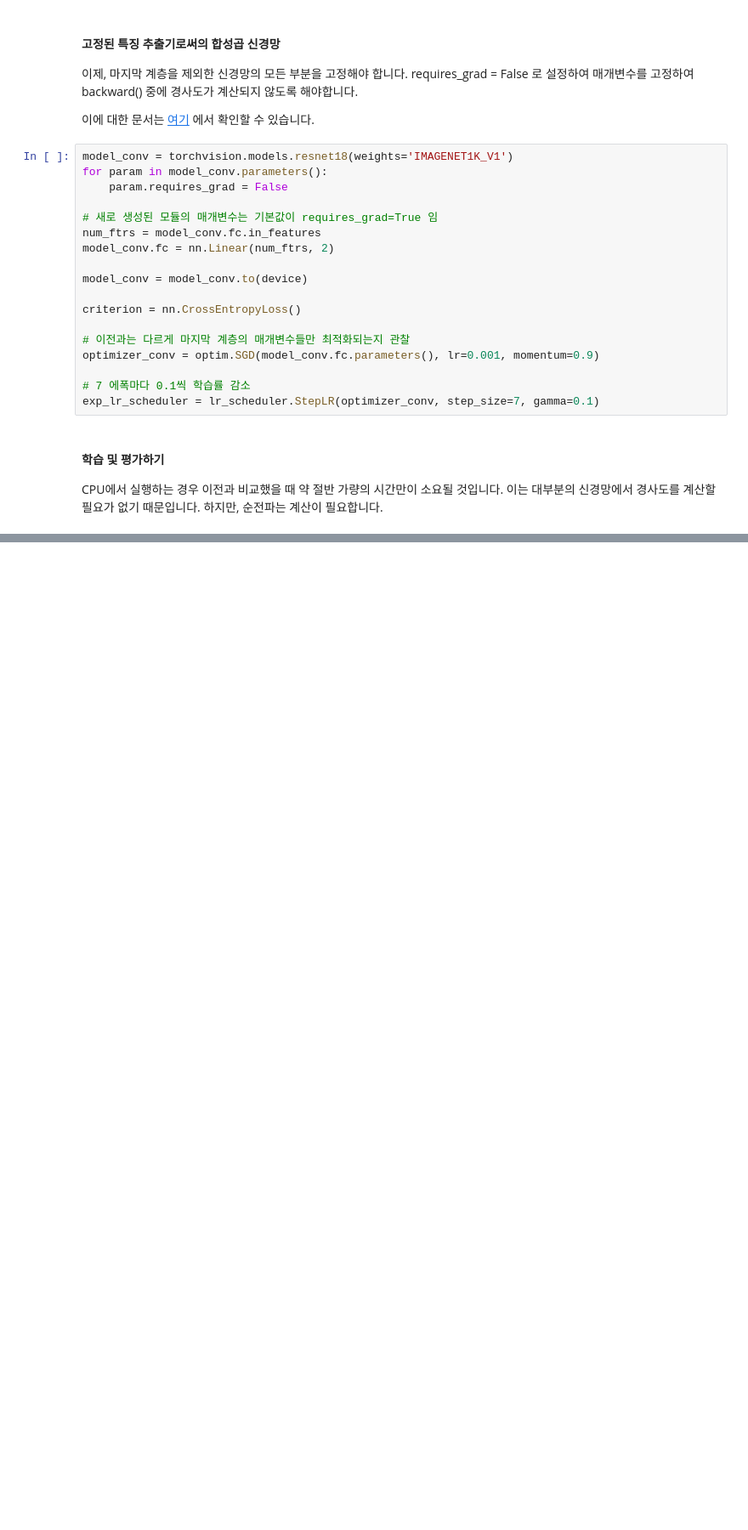
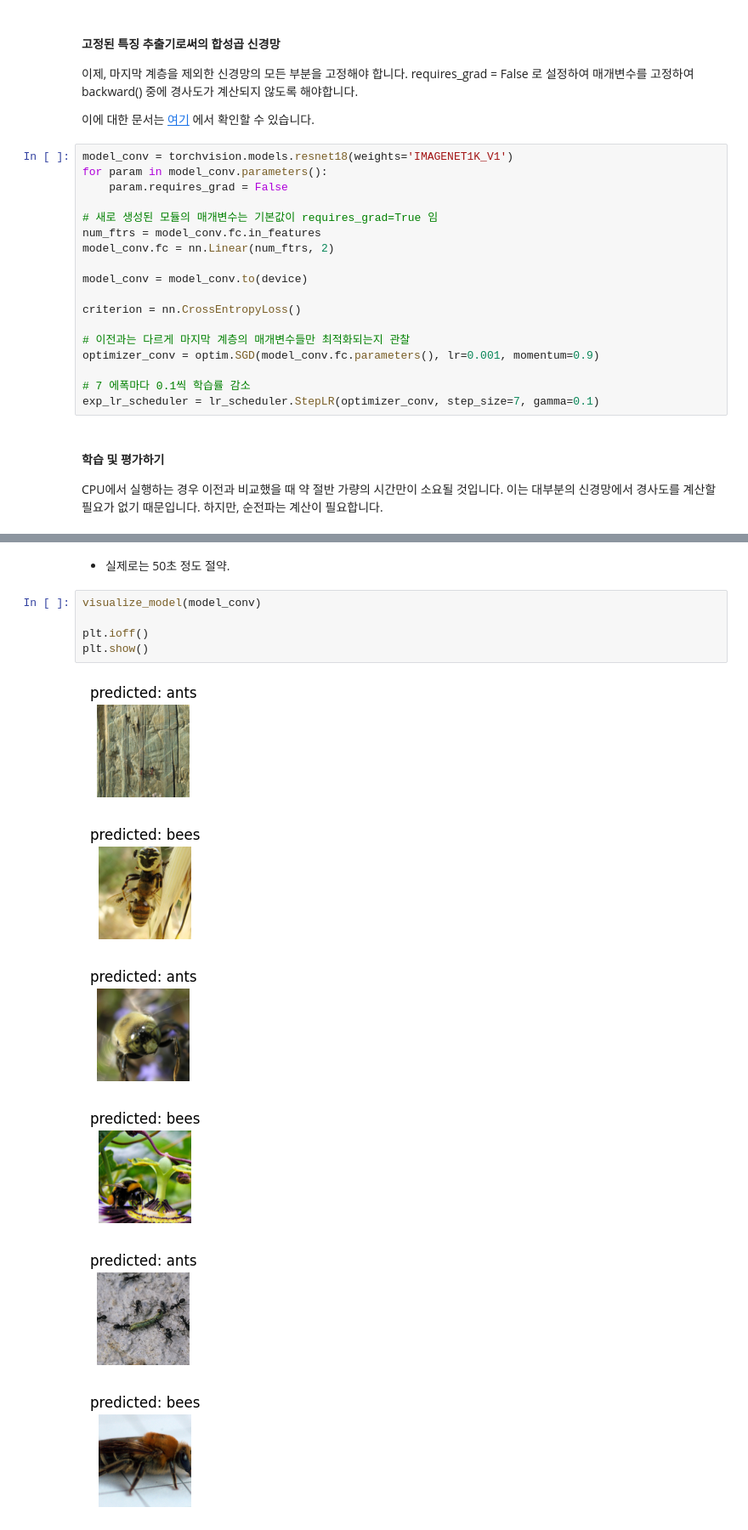
Before and after one commit to hugoMGSung/study-pytorch, a Jupyter notebook: pytorch_level2/lvl231_pytorch_transfer_learning.ipynb, the cells around one changed output, grey strips where cells are left out. Shown at 85% size. Saved outputs shown, nothing was run; the diff lists cells and outputs as text; blank space fills up the shorter version.

```diff
--- a/pytorch_level2/lvl231_pytorch_transfer_learning.ipynb
+++ b/pytorch_level2/lvl231_pytorch_transfer_learning.ipynb
@@ -309,0 +328,14 @@ model_conv = train_model(model_conv, criterion, optimizer_conv,
+# %% [markdown]
+- 실제로는 50초 정도 절약.
+# %%
+visualize_model(model_conv)
+
+plt.ioff()
+plt.show()
+# %% [output]
+[figure, added]
+[figure, added]
+[figure, added]
+[figure, added]
+[figure, added]
+[figure, added]
```
Also changed, not shown: parts of 8 cells of this notebook, 2 other files.
